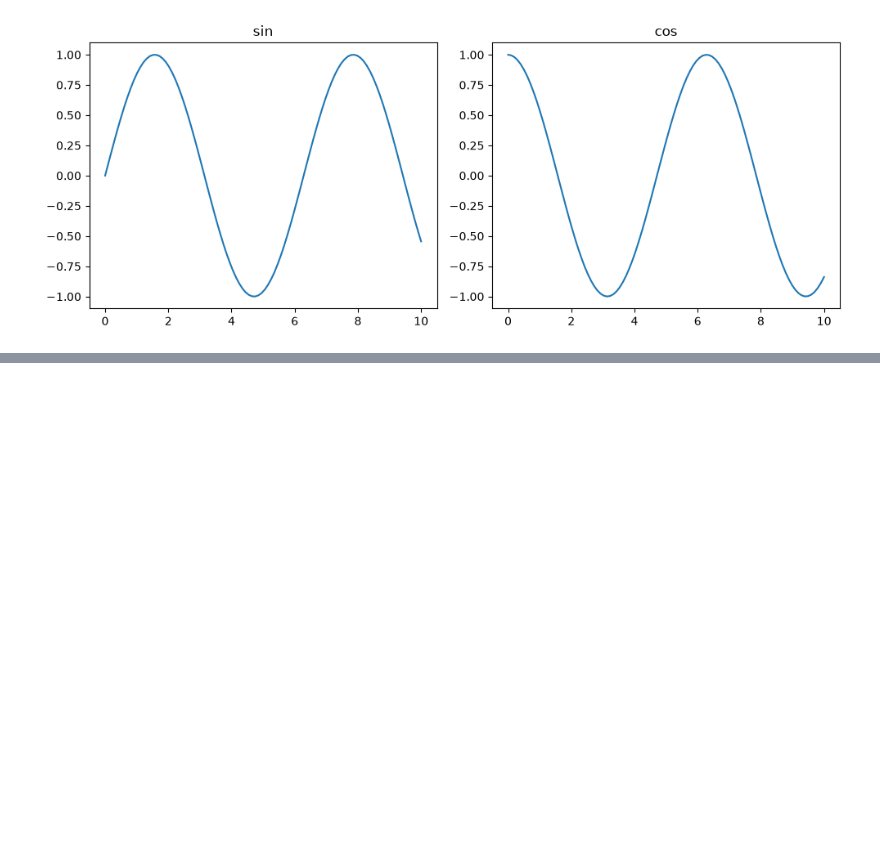
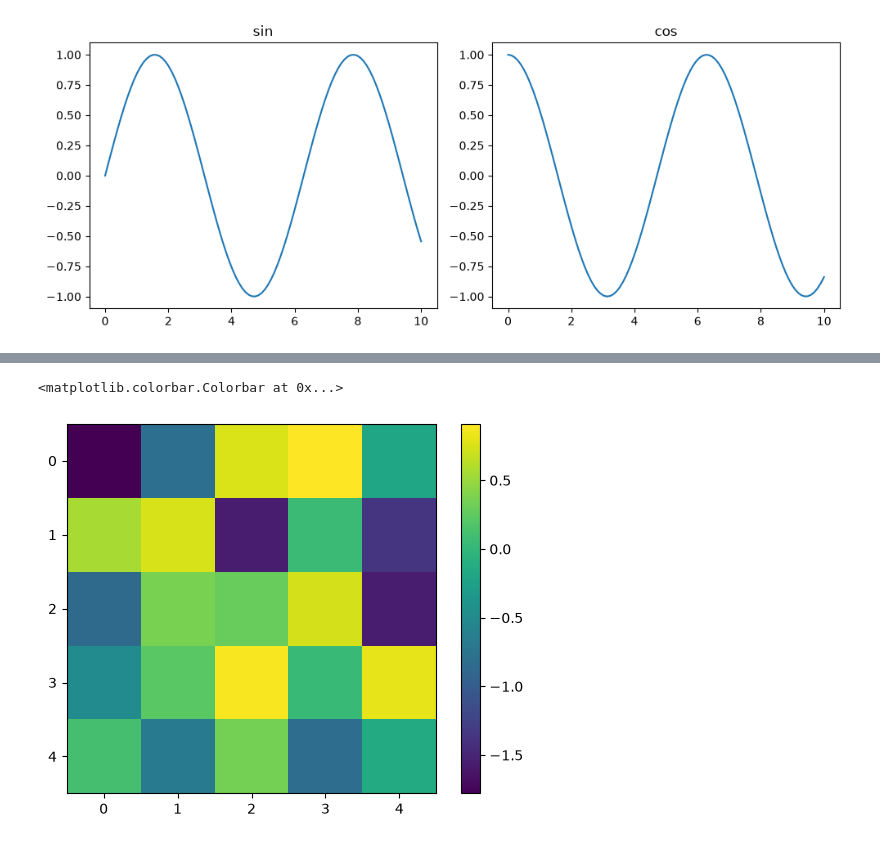
Before and after one commit to Kacperxk/kacper-ml-journey, a Jupyter notebook: notebooks/matplotlib_practice.ipynb, the cells around one changed output, grey strips where cells are left out. Drawn from its saved outputs; the diff is of its cells as text; code cells hidden in the pictures; blank space fills up the shorter version.

```diff
--- a/notebooks/matplotlib_practice.ipynb
+++ b/notebooks/matplotlib_practice.ipynb
@@ -70,0 +91,9 @@ fig.tight_layout()
+# %%
+matrix = np.random.randn(5, 5)
+
+fig, ax = plt.subplots()
+im = ax.imshow(matrix, cmap="viridis")
+fig.colorbar(im, ax=ax)
+# %% [output]
+<matplotlib.colorbar.Colorbar at 0x...>
+[figure, added]
```
Also changed, not shown: parts of 7 cells of this notebook.
